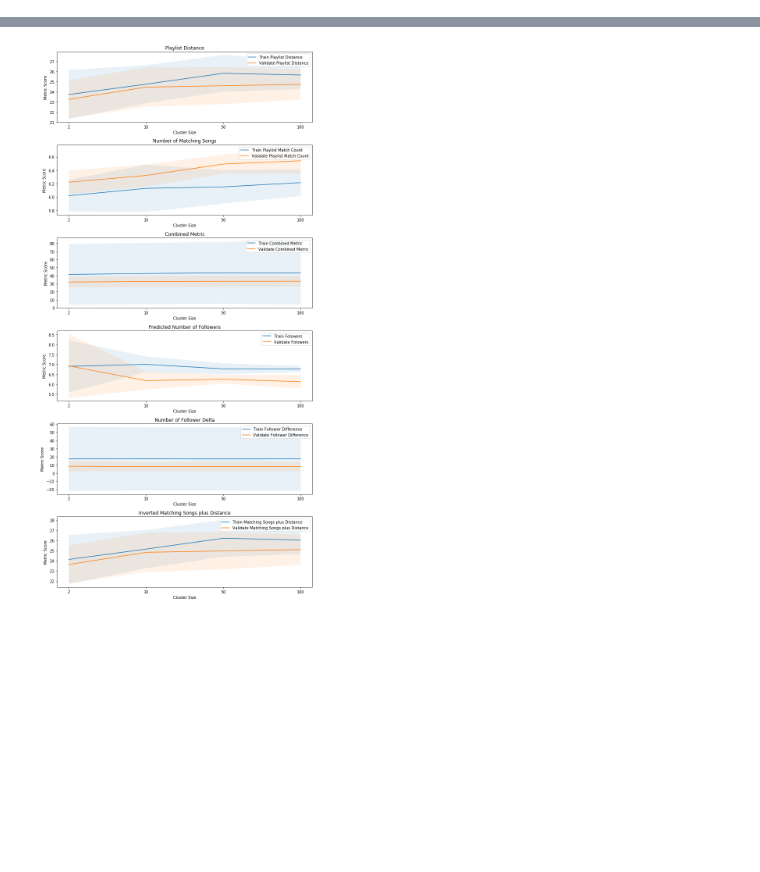
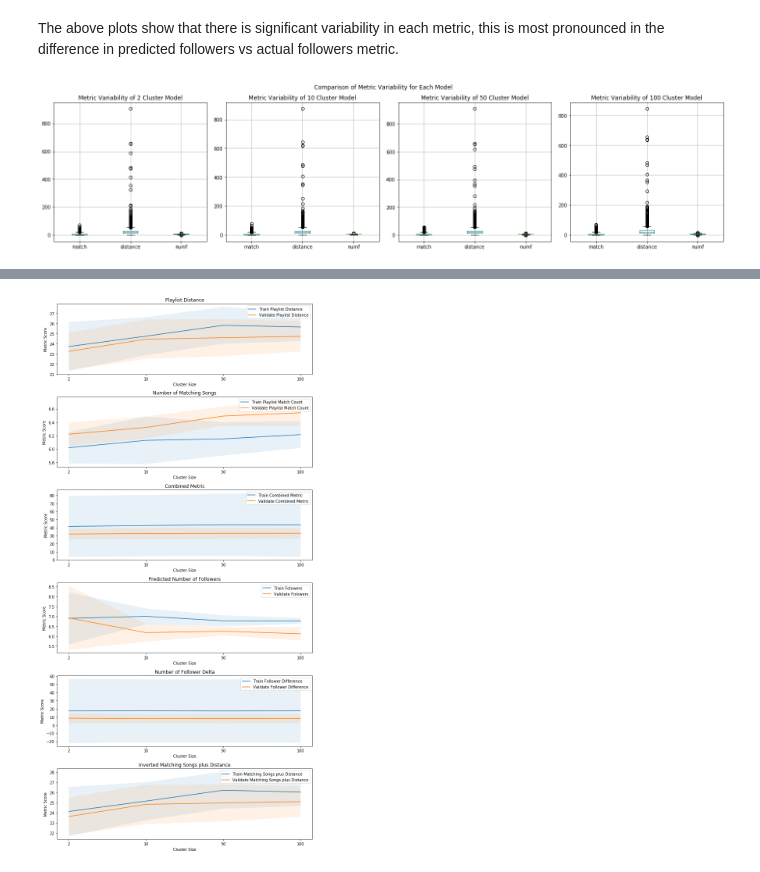
Before and after one commit to bkjoye/group71_spotify, a Jupyter notebook: notebooks/display_resultsv2.ipynb, the cells around one changed output, grey strips where cells are left out. Drawn from its saved outputs; the diff is of its cells as text; code cells hidden in the pictures; blank space fills up the shorter version.

```diff
--- a/notebooks/display_resultsv2.ipynb
+++ b/notebooks/display_resultsv2.ipynb
@@ -93,0 +106,17 @@ plt.show()
+# %% [markdown]
+The above plots show that there is significant variability in each metric, this is most pronounced in the difference in predicted followers vs actual followers metric.
+# %%
+fig, ax = plt.subplots(1,4,figsize=(20,5))
+t2df.drop(['playlist_id', 'n_clusters', 'start_num', 'metric', 'diff'], axis=1).boxplot(ax=ax[0])
+ax[0].set_title('Metric Variability of 2 Cluster Model')
+t10df.drop(['playlist_id', 'n_clusters', 'start_num', 'metric', 'diff'], axis=1).boxplot(ax=ax[1])
+ax[1].set_title('Metric Variability of 10 Cluster Model')
+t50df.drop(['playlist_id', 'n_clusters', 'start_num', 'metric', 'diff'], axis=1).boxplot(ax=ax[2])
+ax[2].set_title('Metric Variability of 50 Cluster Model')
+t100df.drop(['playlist_id', 'n_clusters', 'start_num', 'metric', 'diff'], axis=1).boxplot(ax=ax[3])
+ax[3].set_title('Metric Variability of 100 Cluster Model')
+fig.suptitle('Comparison of Metric Variability for Each Model')
+fig.tight_layout(rect=[0, 0, 1, .95])
+plt.show()
+# %% [output]
+[figure, added]
```
Also changed, not shown: parts of 11 cells of this notebook, 9 other files.
